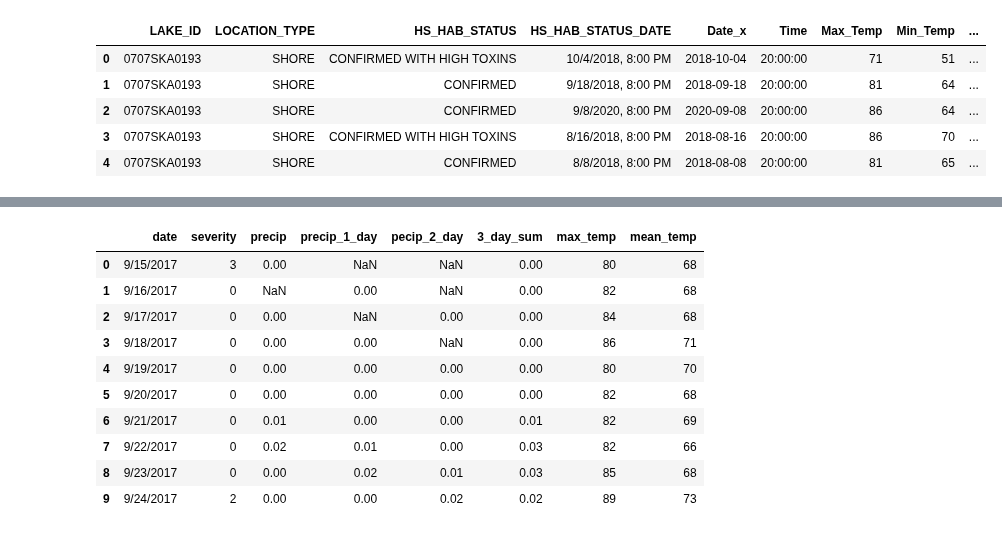
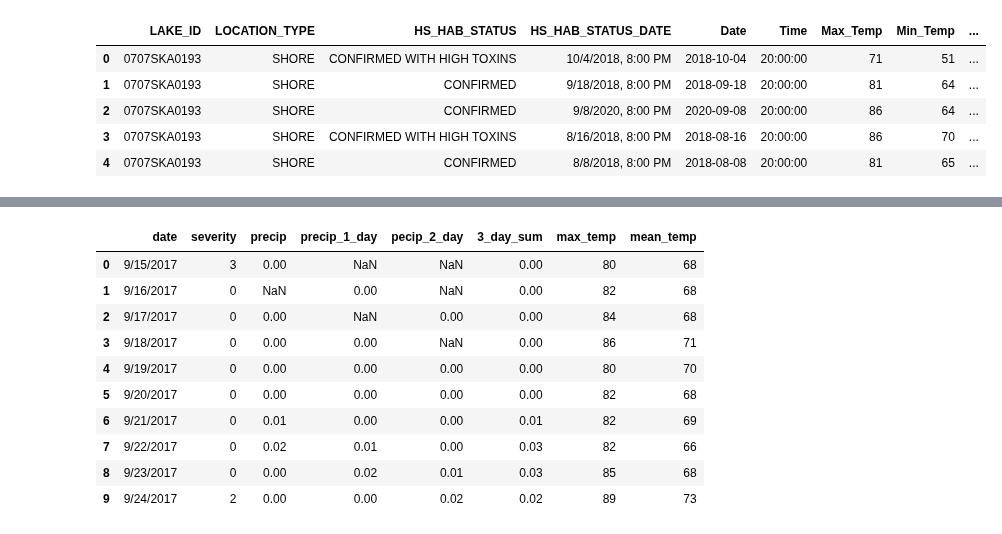
Before and after one commit to ChrisHarvey21/HABs, a Jupyter notebook: HABs.ipynb, the cells around one changed output, grey strips where cells are left out. Saved outputs shown, nothing was run; the diff lists cells and outputs as text; code cells hidden in the pictures.

```diff
--- a/HABs.ipynb
+++ b/HABs.ipynb
@@ -147,21 +252,20 @@ merge1.head()
 # %%
 #Repeat for second date range
 merge1 = pd.DataFrame(merge1)
 merge1.reset_index()
 
 #change the date type of data set 2 so both can be merged together
-df2['Date2'] = pd.to_datetime(df2.Date2)
-df2 = pd.DataFrame(df2)
-df2.reset_index
+df4['Date2'] = pd.to_datetime(df4.Date2)
+df4 = pd.DataFrame(df4)
+df4.reset_index
 
 #merge together with Date 1
-merge2 = pd.merge(merge, df2, how='outer', on = 'Date2')
+merge2 = pd.merge(merge1, df4, how='outer', on = 'Date2')
+merge2.head()
+# %% [output]
+|  | LAKE_ID | LOCATION_TYPE | HS_HAB_STATUS | HS_HAB_STATUS_DATE | Date | Time | Max_Temp | Min_Temp | ... |
+| 0 | 0707SKA0193 | SHORE | CONFIRMED WITH HIGH TOXINS | 10/4/2018, 8:00 PM | 2018-10-04 | 20:00:00 | 71 | 51 | ... |
+| 1 | 0707SKA0193 | SHORE | CONFIRMED | 9/18/2018, 8:00 PM | 2018-09-18 | 20:00:00 | 81 | 64 | ... |
+| 2 | 0707SKA0193 | SHORE | CONFIRMED | 9/8/2020, 8:00 PM | 2020-09-08 | 20:00:00 | 86 | 64 | ... |
+| 3 | 0707SKA0193 | SHORE | CONFIRMED WITH HIGH TOXINS | 8/16/2018, 8:00 PM | 2018-08-16 | 20:00:00 | 86 | 70 | ... |
+| 4 | 0707SKA0193 | SHORE | CONFIRMED | 8/8/2018, 8:00 PM | 2018-08-08 | 20:00:00 | 81 | 65 | ... |
-# %%
-merge2.head()
-# %% [output]
-|  | LAKE_ID | LOCATION_TYPE | HS_HAB_STATUS | HS_HAB_STATUS_DATE | Date_x | Time | Max_Temp | Min_Temp | ... |
-| 0 | 0707SKA0193 | SHORE | CONFIRMED WITH HIGH TOXINS | 10/4/2018, 8:00 PM | 2018-10-04 | 20:00:00 | 71 | 51 | ... |
-| 1 | 0707SKA0193 | SHORE | CONFIRMED | 9/18/2018, 8:00 PM | 2018-09-18 | 20:00:00 | 81 | 64 | ... |
-| 2 | 0707SKA0193 | SHORE | CONFIRMED | 9/8/2020, 8:00 PM | 2020-09-08 | 20:00:00 | 86 | 64 | ... |
-| 3 | 0707SKA0193 | SHORE | CONFIRMED WITH HIGH TOXINS | 8/16/2018, 8:00 PM | 2018-08-16 | 20:00:00 | 86 | 70 | ... |
-| 4 | 0707SKA0193 | SHORE | CONFIRMED | 8/8/2018, 8:00 PM | 2018-08-08 | 20:00:00 | 81 | 65 | ... |
```
Also changed, not shown: parts of 13 cells of this notebook.
